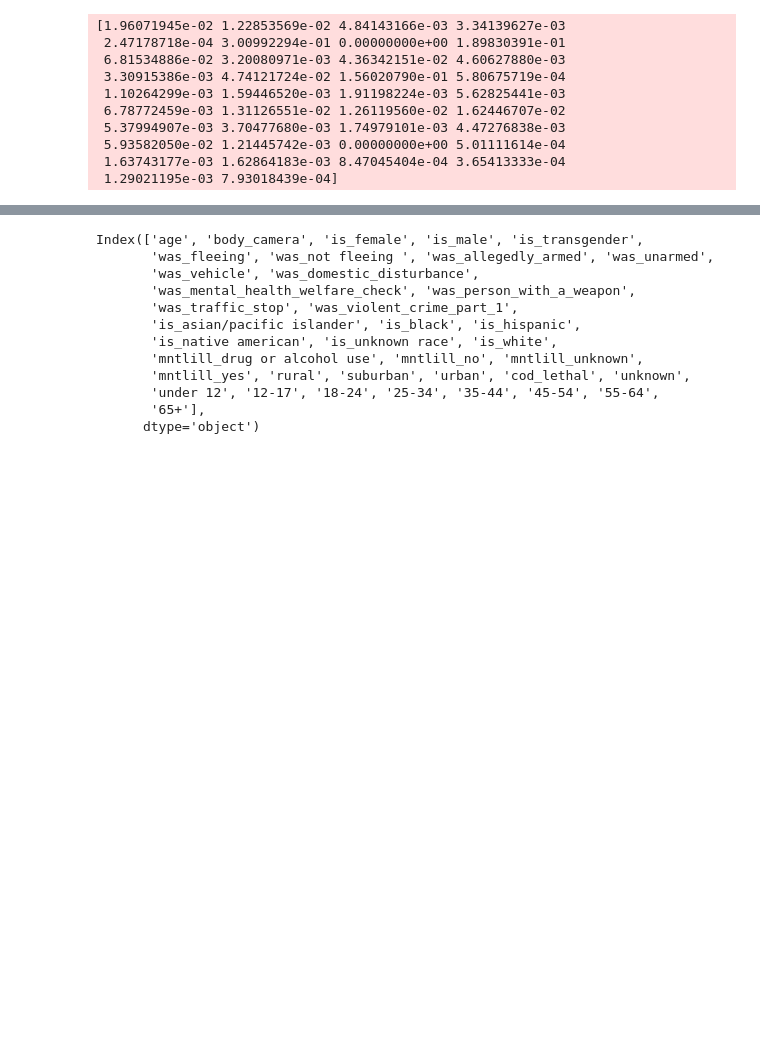
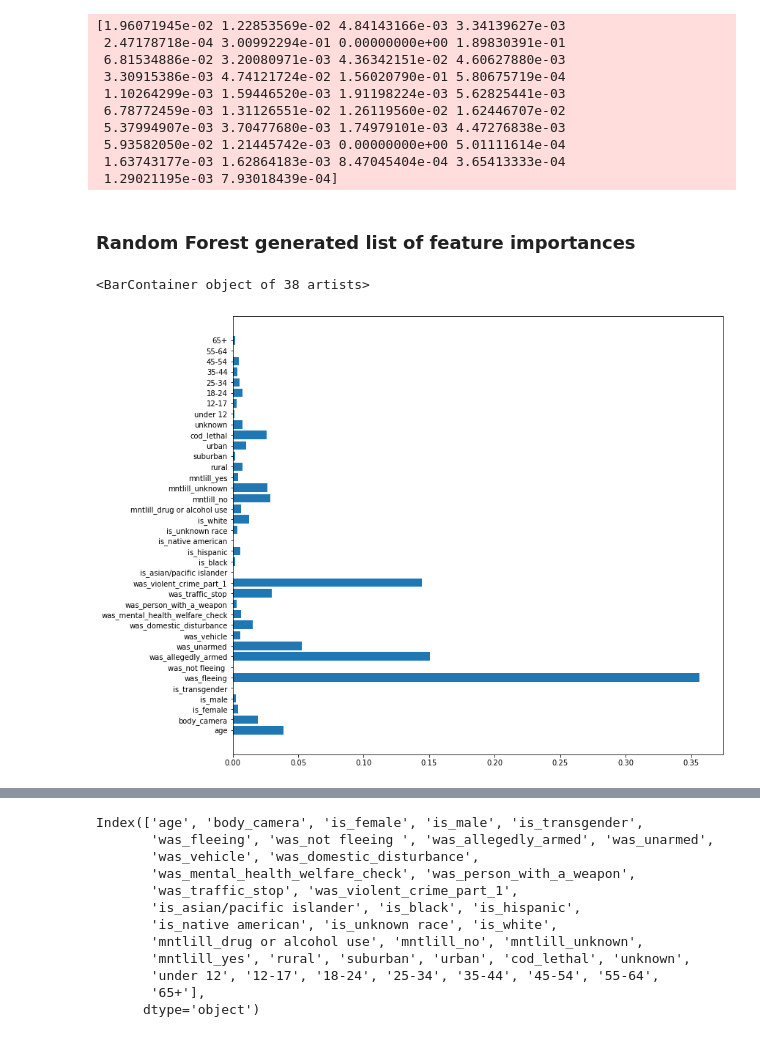
Before and after one commit to MG-Squared/americas_blues, a Jupyter notebook: test_notebook.ipynb, the cells around one changed output, grey strips where cells are left out. Drawn from its saved outputs; the diff is of its cells as text; code cells hidden in the pictures; blank space fills up the shorter version.

```diff
--- a/test_notebook.ipynb
+++ b/test_notebook.ipynb
@@ -412,3 +412,13 @@ print(rf.feature_importances_)
  5.93582050e-02 1.21445742e-03 0.00000000e+00 5.01111614e-04
  1.63743177e-03 1.62864183e-03 8.47045404e-04 3.65413333e-04
  1.29021195e-03 7.93018439e-04]
+# %% [markdown]
+### Random Forest generated list of feature importances
+# %%
+feature_names = list(train2.columns)
+
+plt.figure(figsize=(12, 11))
+plt.barh(feature_names, rf.feature_importances_)
+# %% [output]
+<BarContainer object of 38 artists>
+[figure, added]
```
Also changed, not shown: parts of 20 cells of this notebook.
